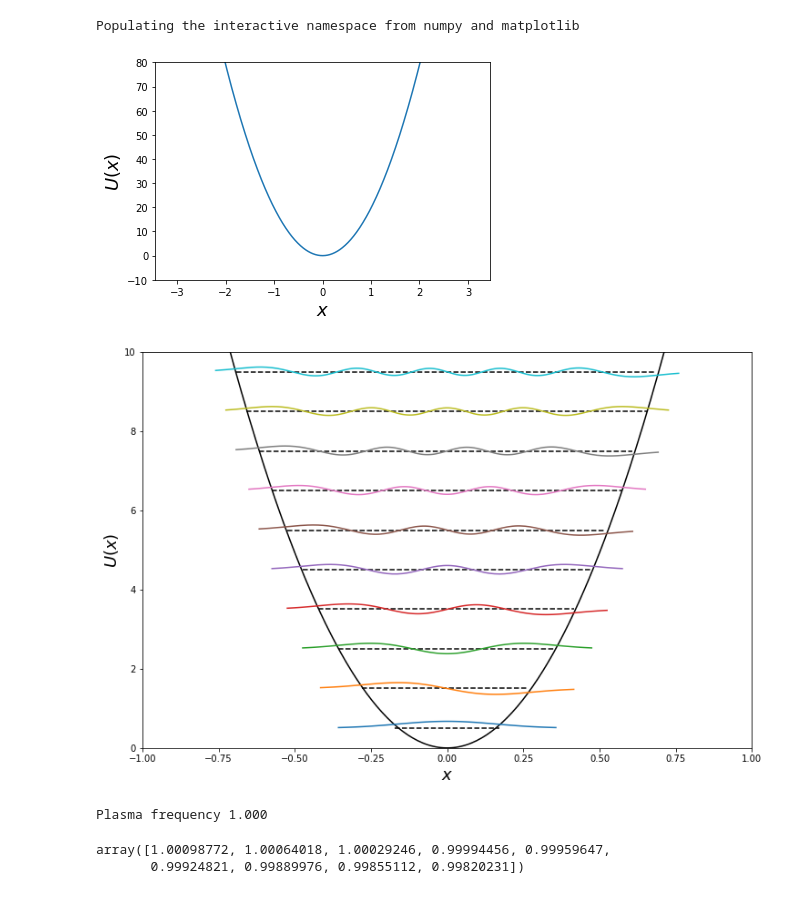
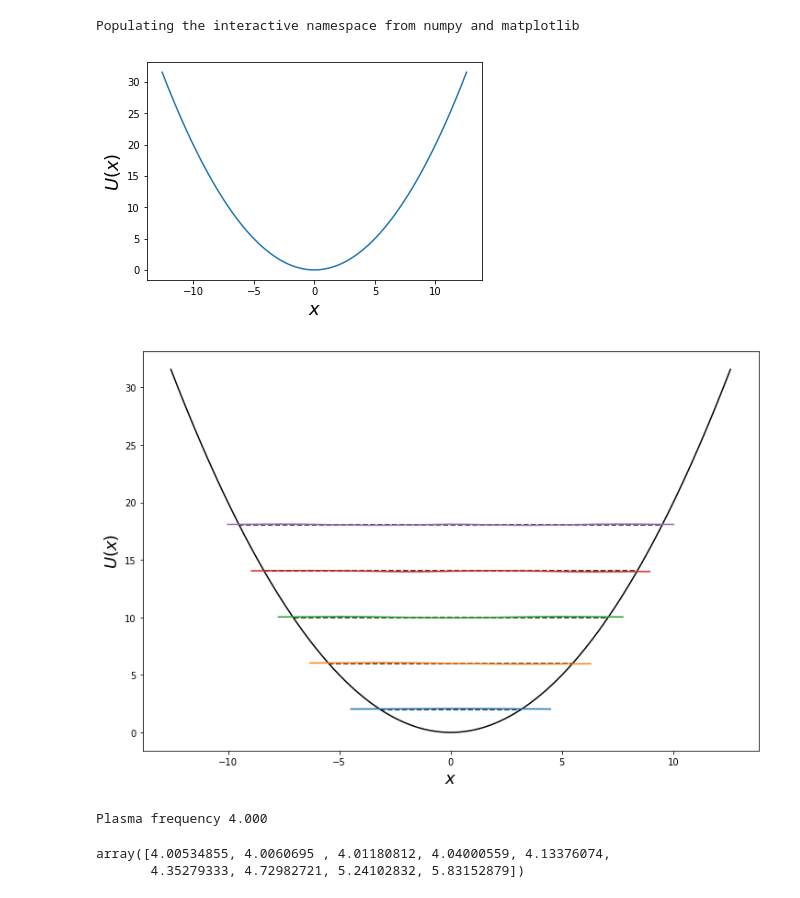
Before and after one commit to iPhysik/Fluxon-Parity-Protected-Qubit, a Jupyter notebook: Harmonic Oscillator.ipynb, the cells around one changed output. Cells and saved outputs as stored; diff of their text form; code cells hidden in the pictures.

```diff
--- a/Harmonic Oscillator.ipynb
+++ b/Harmonic Oscillator.ipynb
@@ -22,10 +22,16 @@ def U_ho(x, args):
 
     return u
 # %%
-E_CL = 1/8./(2*pi)**2
-E_L = (2*pi)**2
+# E_CL = 1/8./(2*pi)**2
+# E_L = (2*pi)**2
 
-phi_min,phi_max = [-pi,pi]
+# phi_min,phi_max = [-pi,pi]
+# N=750
+
+E_CL = 5
+E_L = 0.4
+
+phi_min,phi_max = [-4*pi,4*pi]
 N=750
 # %%
 x0=0
@@ -36,11 +42,11 @@ fig, ax = subplots()
 
 ax.plot(x, U)
 
-ax.set_ylim(-10, 80)
+# ax.set_ylim(-10, 80)
 ax.set_xlabel(r'$x$', fontsize=18)
 ax.set_ylabel(r'$U(x)$', fontsize=18);
 # %% [output]
-[figure, old version]
+[figure, new version]
 # %%
 K = assemble_K(N,-4*E_CL,phi_min,phi_max)
 
@@ -52,26 +58,26 @@ evals, evecs = solve_eigenproblem(H)
 # %%
 fig, ax = subplots(figsize=(12,8))
 U = U_ho(x,args)
 ax.plot(x, U, 'k')
-for n in range(10):
+for n in range(5):
     Y = evals[n] + evecs[n]
 
     mask = where(Y > U)
     ax.plot(x[mask], evals[n].real * ones(shape(x))[mask], 'k--')
 
     mask = where(Y > U-2.0)
     ax.plot(x[mask], Y[mask].real)
 
-ax.set_xlim(-1, 1)
-ax.set_ylim(0, 10)
+# ax.set_xlim(-1, 1)
+# ax.set_ylim(0, 10)
 ax.set_xlabel(r'$x$', fontsize=18)
 ax.set_ylabel(r'$U(x)$', fontsize=18);
 # %% [output]
-[figure, old version]
+[figure, new version]
 # %%
 print('Plasma frequency %.3f'% sqrt(8*E_L*E_CL))
 diff(evals[0:10].real)
 # %% [output]
-Plasma frequency 1.000
+Plasma frequency 4.000
-array([1.00098772, 1.00064018, 1.00029246, 0.99994456, 0.99959647,
-       0.99924821, 0.99889976, 0.99855112, 0.99820231])
+array([4.00534855, 4.0060695 , 4.01180812, 4.04000559, 4.13376074,
+       4.35279333, 4.72982721, 5.24102832, 5.83152879])
```
